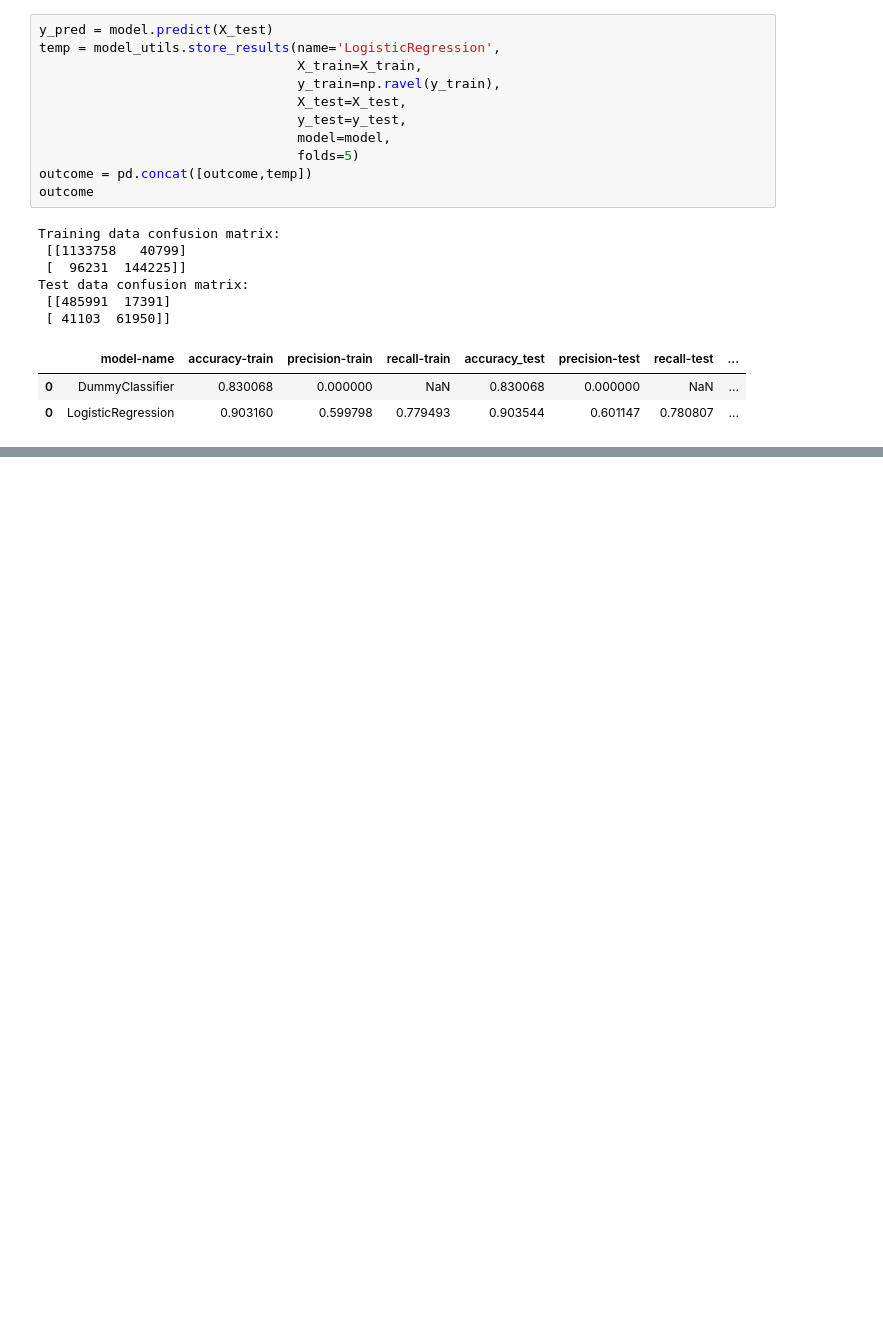
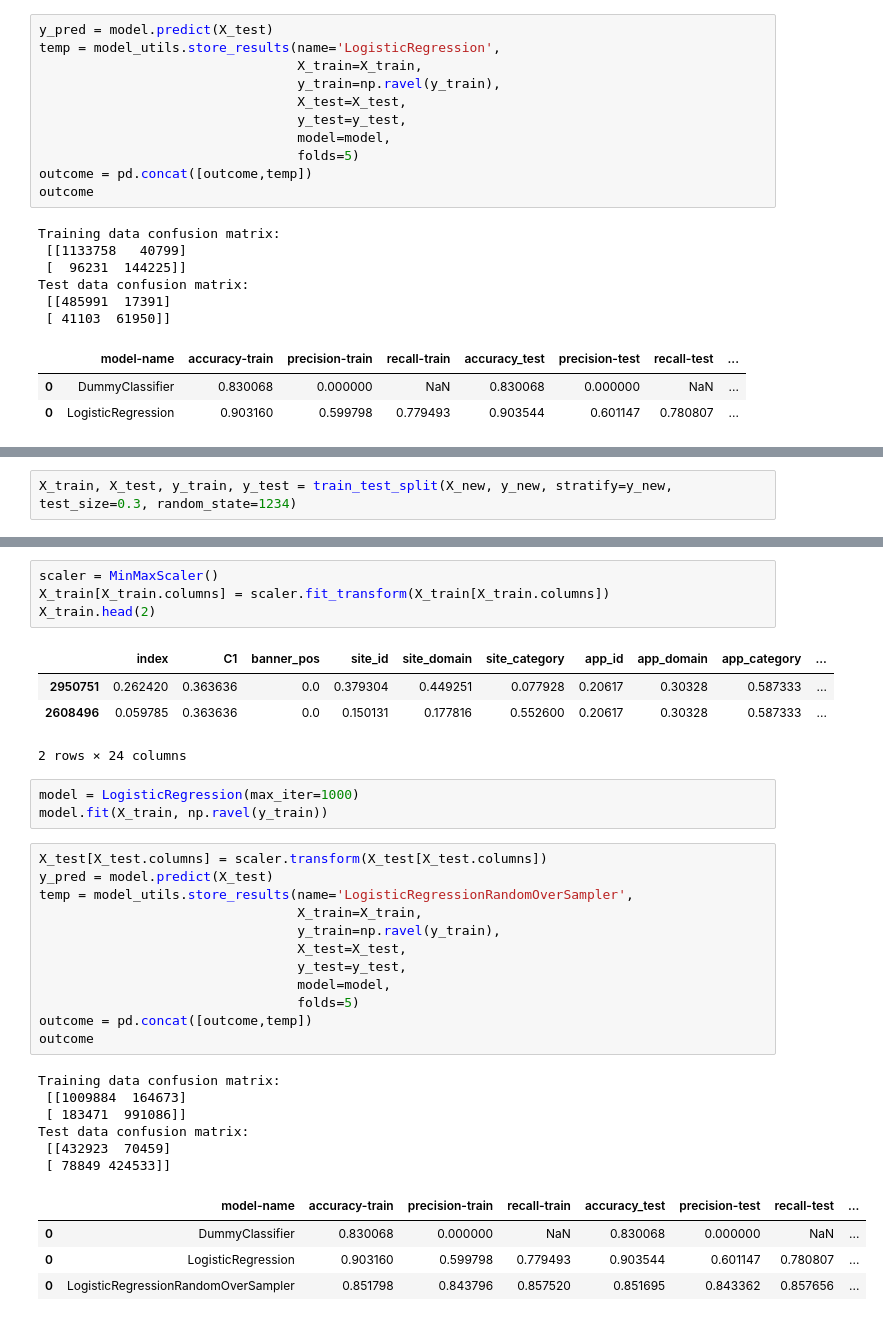
Before and after one commit to sjovicevic/ctr-prediction, a Jupyter notebook: notebooks/01_model_exploration.ipynb, the cells around one changed output, grey strips where cells are left out. Saved outputs shown, nothing was run; the diff lists cells and outputs as text; blank space fills up the shorter version.

Commit message:
added new logistic regression model

```diff
--- a/notebooks/01_model_exploration.ipynb
+++ b/notebooks/01_model_exploration.ipynb
@@ -131,0 +129,2 @@ dtype: int64
+# %%
+X_train, X_test, y_train, y_test = train_test_split(X_new, y_new, stratify=y_new, test_size=0.3, random_state=1234)
@@ -131,0 +135,35 @@ dtype: int64
+# %%
+scaler = MinMaxScaler()
+X_train[X_train.columns] = scaler.fit_transform(X_train[X_train.columns])
+X_train.head(2)
+# %% [output]
+|  | index | C1 | banner_pos | site_id | site_domain | site_category | app_id | app_domain | app_category | ... |
+| 2950751 | 0.262420 | 0.363636 | 0.0 | 0.379304 | 0.449251 | 0.077928 | 0.20617 | 0.30328 | 0.587333 | ... |
+| 2608496 | 0.059785 | 0.363636 | 0.0 | 0.150131 | 0.177816 | 0.552600 | 0.20617 | 0.30328 | 0.587333 | ... |
+2 rows × 24 columns
+# %%
+model = LogisticRegression(max_iter=1000)
+model.fit(X_train, np.ravel(y_train))
+# %%
+X_test[X_test.columns] = scaler.transform(X_test[X_test.columns])
+y_pred = model.predict(X_test)
+temp = model_utils.store_results(name='LogisticRegressionRandomOverSampler',
+                                 X_train=X_train,
+                                 y_train=np.ravel(y_train),
+                                 X_test=X_test,
+                                 y_test=y_test,
+                                 model=model,
+                                 folds=5)
+outcome = pd.concat([outcome,temp])
+outcome
+# %% [output]
+Training data confusion matrix:
+ [[1009884  164673]
+ [ 183471  991086]]
+Test data confusion matrix:
+ [[432923  70459]
+ [ 78849 424533]]
+|  | model-name | accuracy-train | precision-train | recall-train | accuracy_test | precision-test | recall-test | ... |
+| 0 | DummyClassifier | 0.830068 | 0.000000 | NaN | 0.830068 | 0.000000 | NaN | ... |
+| 0 | LogisticRegression | 0.903160 | 0.599798 | 0.779493 | 0.903544 | 0.601147 | 0.780807 | ... |
+| 0 | LogisticRegressionRandomOverSampler | 0.851798 | 0.843796 | 0.857520 | 0.851695 | 0.843362 | 0.857656 | ... |
```
Also changed, not shown: parts of 4 cells of this notebook.
